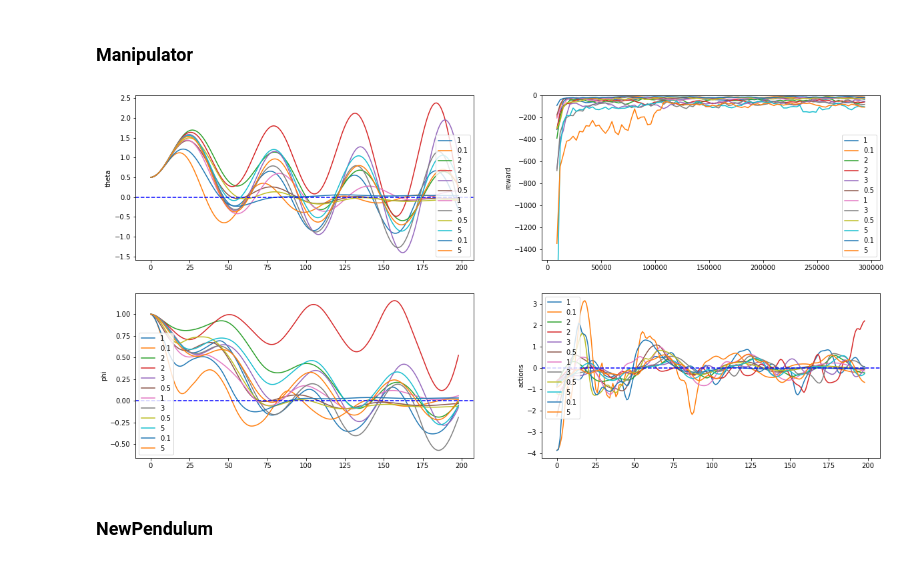
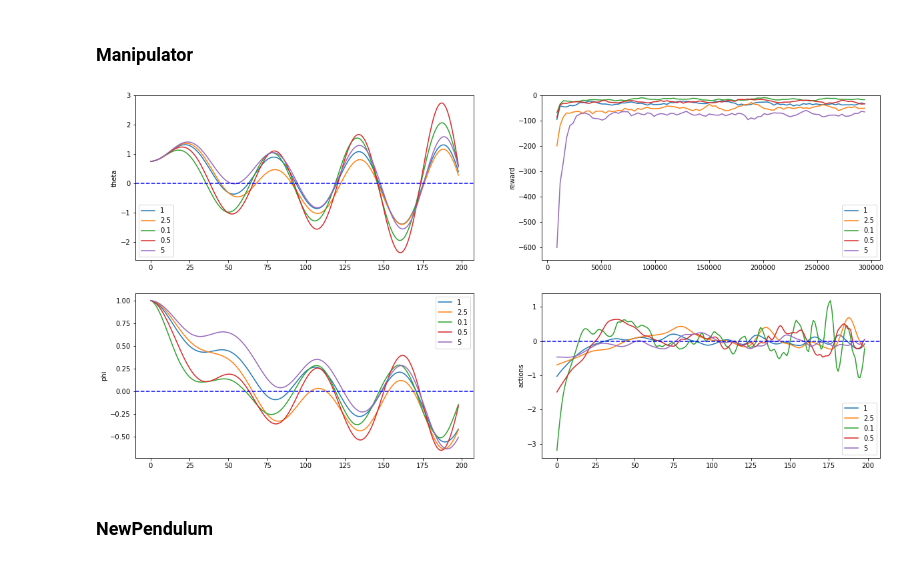
Before and after one commit to mohsinsarwari/RL_Path_Planning, a Jupyter notebook: cheap_control/evaluation.ipynb, the cells around one changed output. Cells and saved outputs as stored; diff of their text form; code cells hidden in the pictures.

```diff
--- a/cheap_control/evaluation.ipynb
+++ b/cheap_control/evaluation.ipynb
@@ -32,8 +32,8 @@ def look_through_folders():
 #Filter through run: returns dictionary where values belong to same run
 def check(params):
     match = bool(1
-        and params.id == 13
-        #and params.finished == True
+        and params.id == 22
+        and params.finished == True
         #and params.envs.manipulator.cost_func == 3
         )
 
@@ -85,7 +93,7 @@ def plot_eval():
 
         plot = True #plot only one
         for folder in combo:
-            results = run_eval.evaluate(folder, env='manipulator', init=[-0.5, 1, 0, 0])
+            results = run_eval.evaluate(folder, env='manipulator', init=[-0.25, 1, 0, 0])
             tb = results["manipulator"]["mean_reward"]
             tb_times = tb[0]
             tb_rew = [a[0] for a in tb[1]]
@@ -93,8 +101,8 @@ def plot_eval():
             rew.append(tb_rew)
 
             if plot:
-                theta = results["manipulator"]["thetas"]
-                phi = results["manipulator"]["phis"]
+                theta = results["manipulator"]["states"][:, 0]
+                phi = results["manipulator"]["states"][:, 1]
                 actions = results["manipulator"]["actions"]
 
                 plt.subplot(221)
@@ -108,35 +116,35 @@ def plot_eval():
         rew_avg = np.mean(rew, axis=0)
         n=5
         tb_smoothed = np.cumsum(rew_avg, dtype=float)
         tb_smoothed[n:] = tb_smoothed[n:] - tb_smoothed[:-n]
         tb_smoothed =  tb_smoothed[n - 1:] / n
 
         plt.subplot(222)
         plt.plot(tb_times[(n//2):-(n//2)], tb_smoothed, label=str(params[label]))
 
 
 
     plt.subplot(222)
     plt.ylabel("reward")
-    plt.ylim([-1500, 0])
+    plt.ylim([-650, 0])
     plt.legend()
     plt.subplot(221)
     plt.axhline(y=0, color='b', linestyle='--')
     plt.ylabel("theta")
     plt.legend()
     plt.subplot(223)
     plt.axhline(y=0, color='b', linestyle='--')
     plt.ylabel("phi")
     plt.legend()
     plt.subplot(224)
     plt.axhline(y=0, color='b', linestyle='--')
     plt.ylabel("actions")
     plt.legend()
     plt.show()
 
 plot_eval()
 # %% [output]
-[figure, old version]
+[figure, new version]
 # %% [markdown]
 ### NewPendulum
 # %%
```
Also changed, not shown: parts of 5 cells of this notebook, 7 other files.
